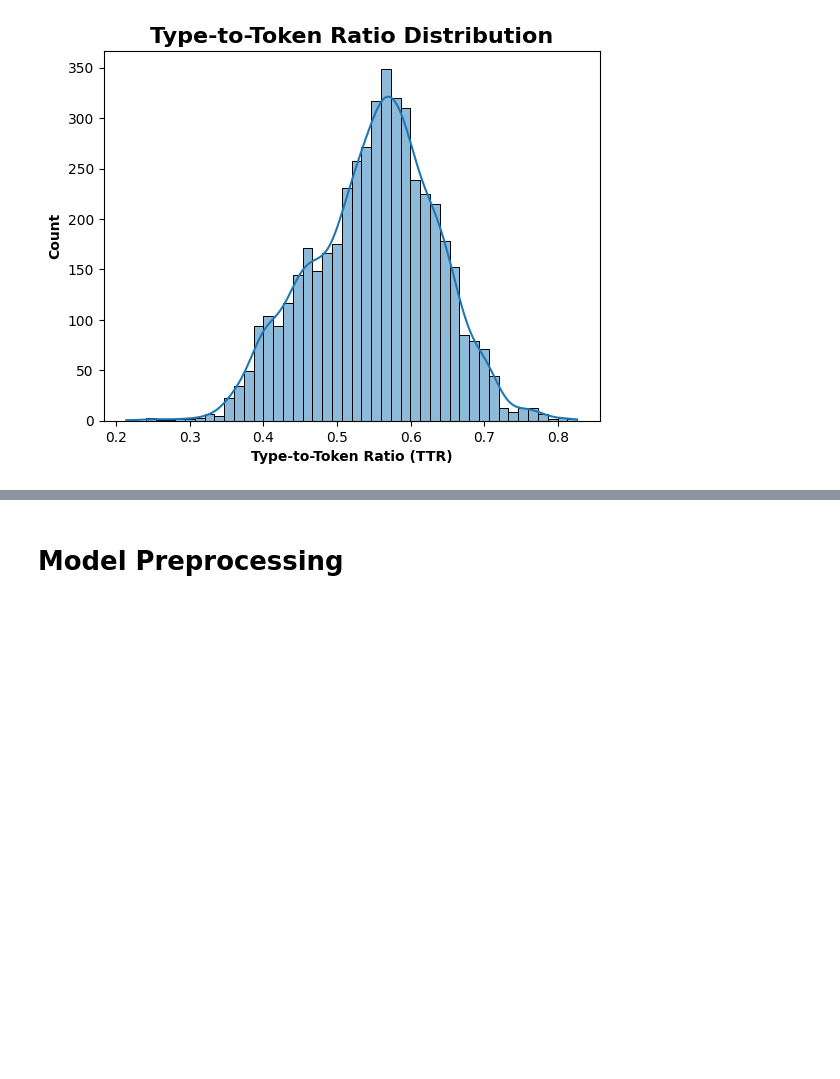
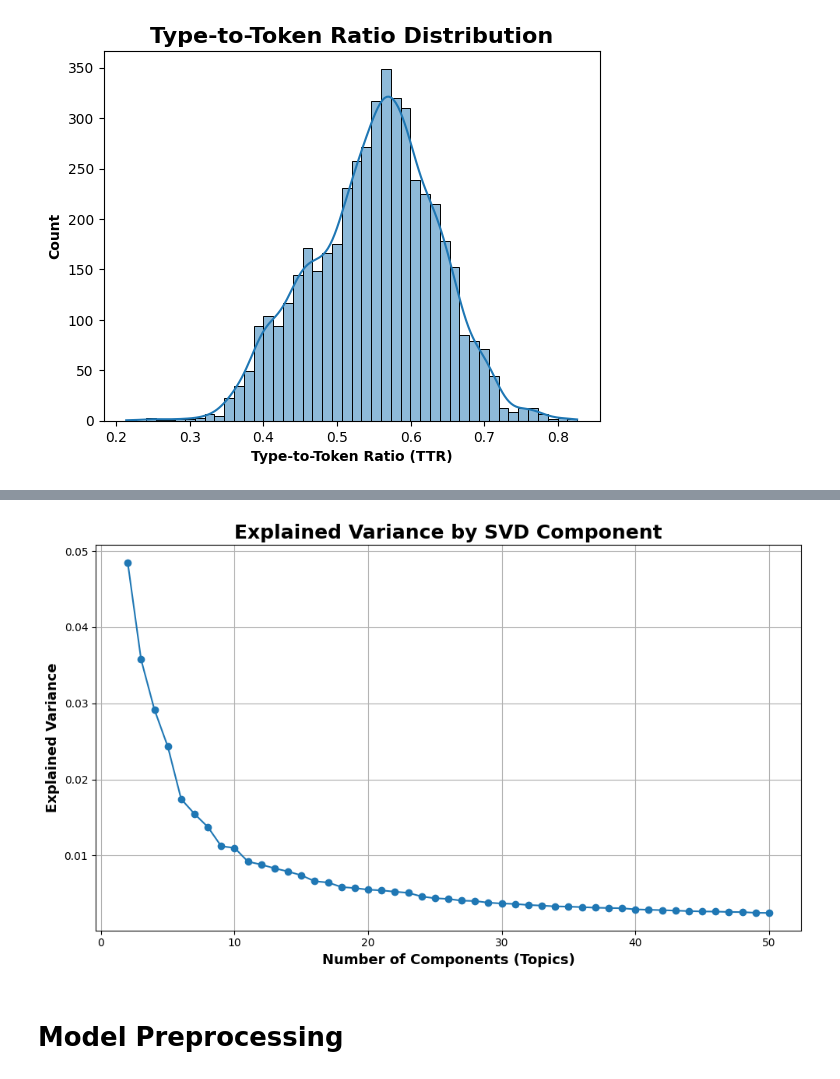
Before and after one commit to cicilymathew/NLP, a Jupyter notebook: Assignments/Assignment #3/assignment_3.ipynb, the cells around one changed output, grey strips where cells are left out. Cells and saved outputs as stored; diff of their text form; code cells hidden in the pictures; blank space fills up the shorter version.

Commit message:
added EDA to find num topics

```diff
--- a/Assignments/Assignment #3/assignment_3.ipynb
+++ b/Assignments/Assignment #3/assignment_3.ipynb
@@ -148,3 +184,25 @@ plt.show()
+# %%
+# Set topic upper bound
+n_components = 50
+
+# Decompose by each number of components (topics)
+svd = TruncatedSVD(n_components= n_components)
+svd.fit(X_tfidf)
+
+# Record the explained variance
+explained_var = svd.explained_variance_ratio_
+
+# Plot the explained variance by component (topic)
+plt.figure(figsize= (10, 6))
+plt.plot(range(2, n_components + 1), explained_var[1:], marker= 'o')
+plt.title('Explained Variance by SVD Component', fontsize= 18, fontweight= 'bold')
+plt.xlabel('Number of Components (Topics)', fontsize= 13, fontweight= 'bold')
+plt.ylabel('Explained Variance', fontsize= 13, fontweight= 'bold')
+plt.grid(True)
+plt.tight_layout()
+plt.show()
+# %% [output]
+[figure, added]
 # %% [markdown]
 # **Model Preprocessing**
 # %%
```
Also changed, not shown: parts of 6 cells of this notebook.
